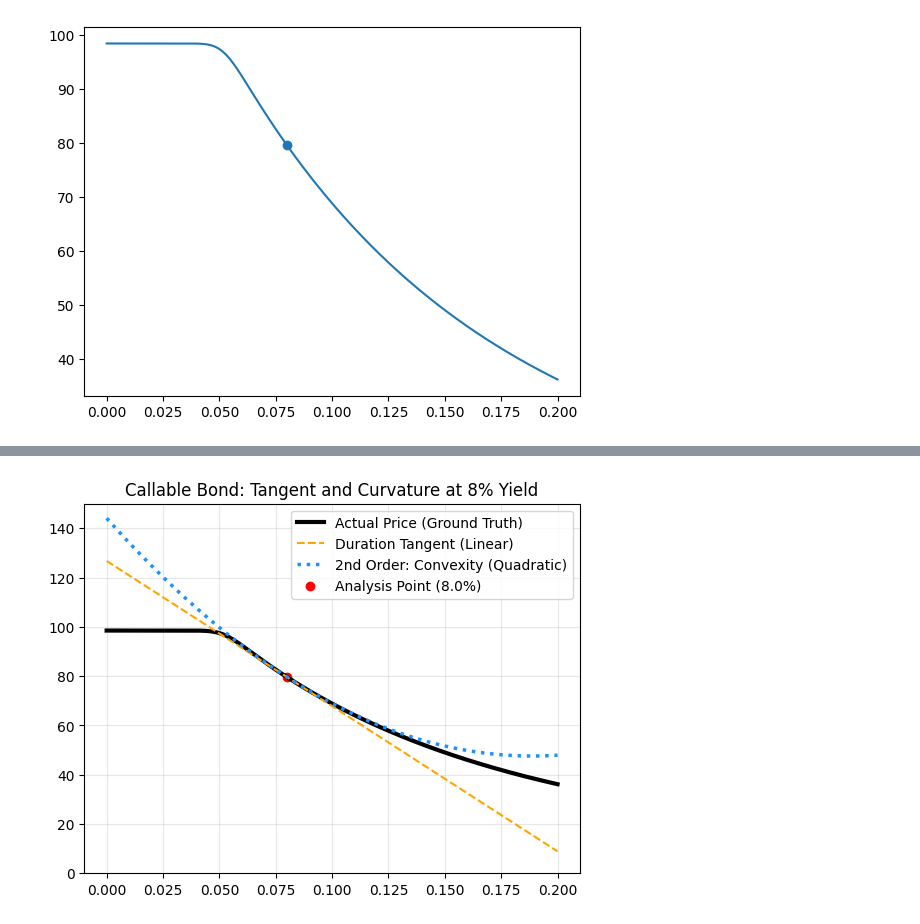
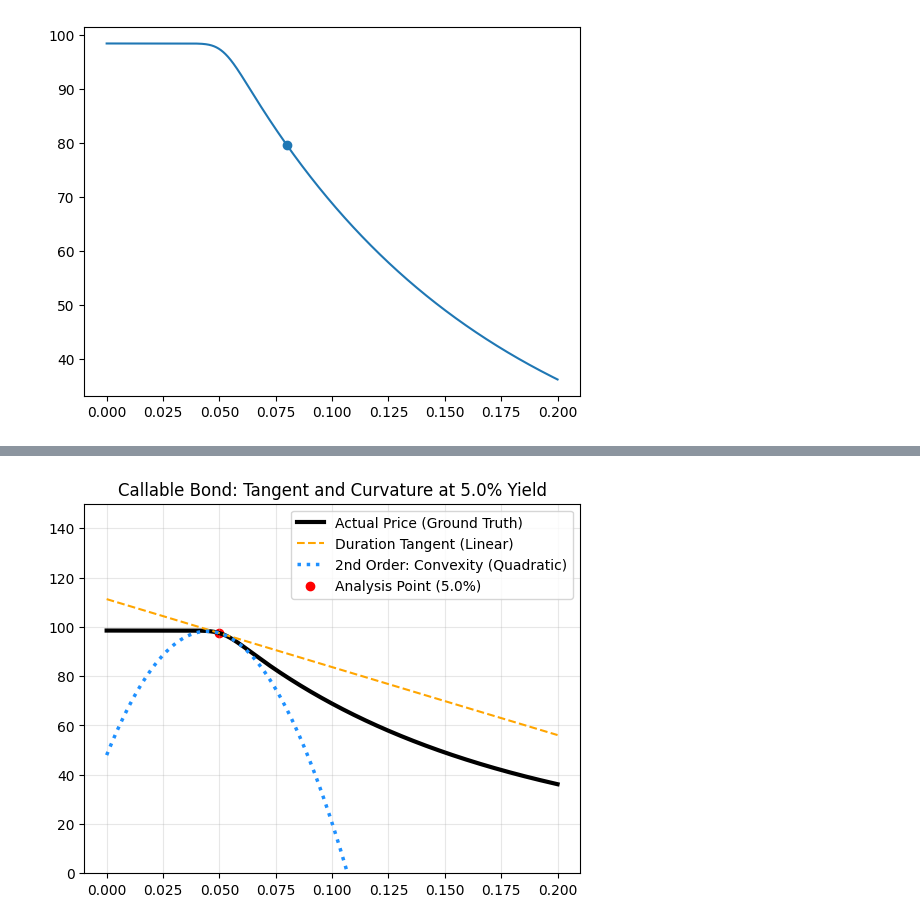
Before and after one commit to Kamend1/math_for_developers_final_project, a Jupyter notebook: project_notebooks/02_black_scholes_option_pricing_model/2_2_option_pricing_in_bonds.ipynb, the cells around one changed output, grey strips where cells are left out. Drawn from its saved outputs; the diff is of its cells as text; code cells hidden in the pictures.

```diff
--- a/project_notebooks/02_black_scholes_option_pricing_model/2_2_option_pricing_in_bonds.ipynb
+++ b/project_notebooks/02_black_scholes_option_pricing_model/2_2_option_pricing_in_bonds.ipynb
@@ -469,29 +469,31 @@ The embedded option transfers convexity from the bondholder to the issuer.
 
 The resulting price–yield function becomes asymmetric, and interest rate risk increases in declining yield environments.
 # %%
-# 1. Analysis Point (Pick a yield where the option is 'active', e.g., 8%)
-y_target = 0.08
+# 1. Analysis Point (Pick a yield where the option is 'active', e.g., 5%.)
+# Now check at 2.5% where the option is deep in the money and 8% where the option is deep out of the money)
+
+y_target = 0.05
 p_target, d1, d2 = b_calc.calculate_callable_derivatives(y_target, face_v, coupon, years, num_periods, strike_price)
 
 # 2. Generate Approximations
 dy = ytm - y_target
 tangent_prices = p_target + d1 * dy
 quadratic_approx = p_target + d1 * dy + 0.5 * d2 * dy**2
 
 # 3. Plotting
 
 plt.plot(ytm, callable_prices, color='black', lw=3, label='Actual Price (Ground Truth)')
 plt.plot(ytm, tangent_prices, '--', label='Duration Tangent (Linear)', color='orange')
 plt.plot(ytm, quadratic_approx, color='dodgerblue', linestyle=':', lw=2.5, label='2nd Order: Convexity (Quadratic)')
 plt.scatter([y_target], [p_target], color='red', label=f'Analysis Point ({y_target*100}%)')
 
-plt.title("Callable Bond: Tangent and Curvature at 8% Yield")
+plt.title(f"Callable Bond: Tangent and Curvature at {y_target * 100}% Yield")
 plt.ylim(0, 150)
 plt.legend()
 plt.grid(alpha=0.3)
 plt.show()
 # %% [output]
-[figure, old version]
+[figure, new version]
 # %% [markdown]
 # Conclusion: From Portfolio Theory to Bond Option Pricing
 
```
Also changed, not shown: parts of 5 cells of this notebook, 5 other files.
